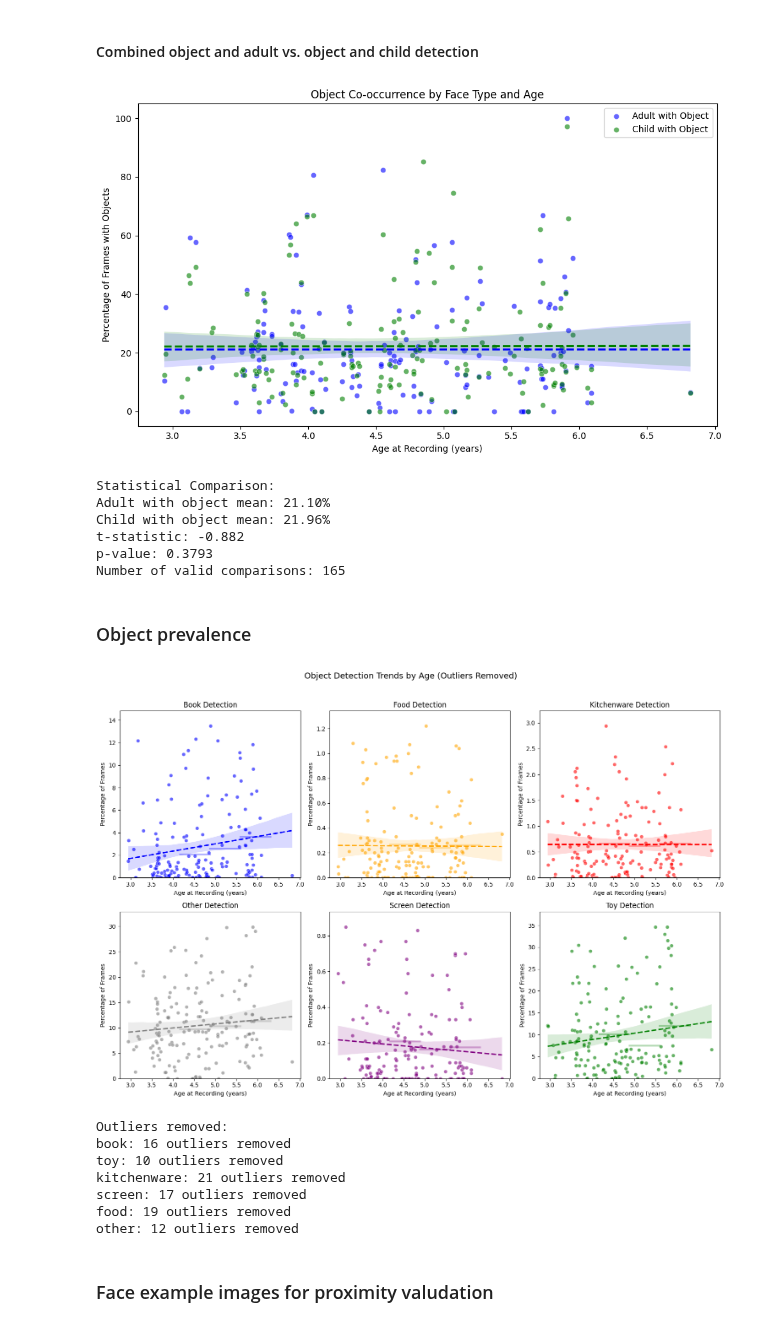
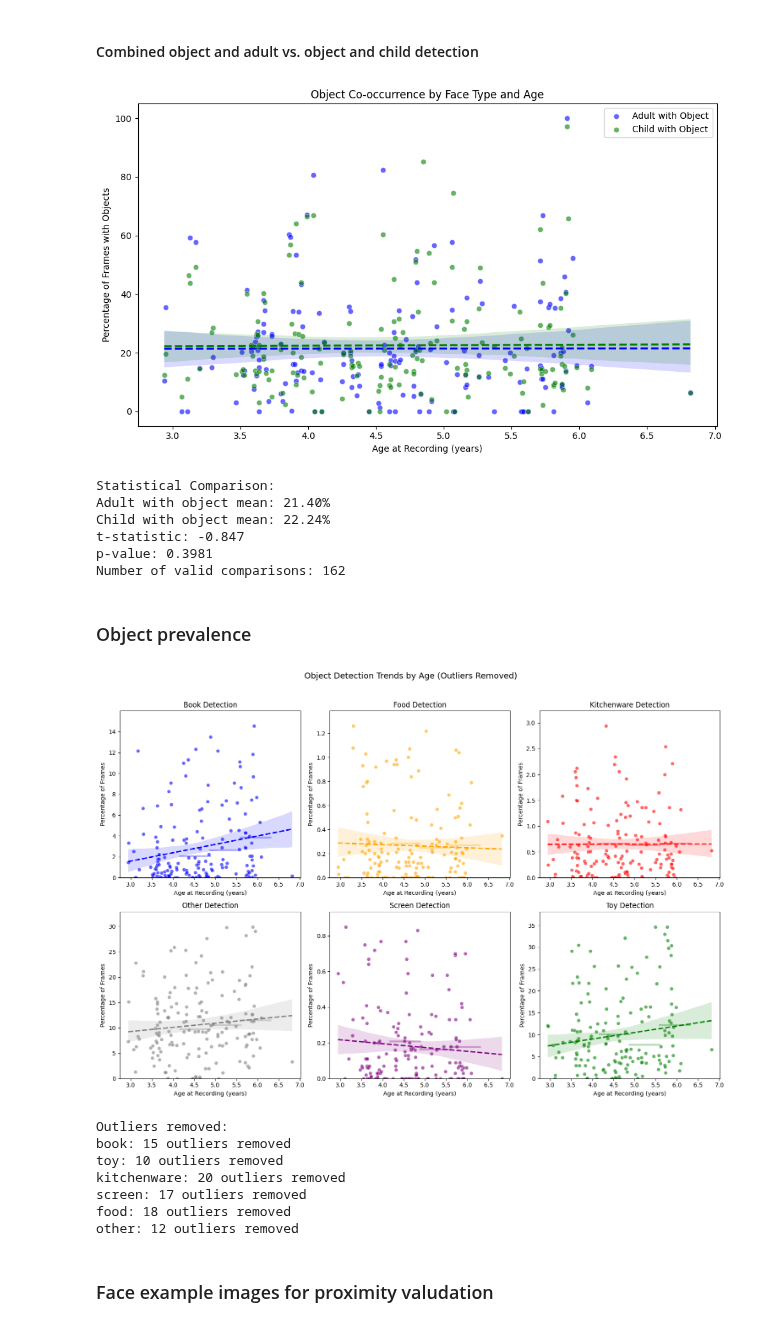
Before and after one commit to neleSuffo/naturalistic-social-analysis, a Jupyter notebook: notebooks/quantex_age_splits.ipynb, the cells around one changed output. Cells and saved outputs as stored; diff of their text form; code cells hidden in the pictures.

```diff
--- a/notebooks/quantex_age_splits.ipynb
+++ b/notebooks/quantex_age_splits.ipynb
@@ -668,6 +803,7 @@ WITH FrameObjects AS (
         MAX(CASE WHEN d.object_class = 3.0 THEN 1 ELSE 0 END) as has_child_face
     FROM Videos v
     JOIN Detections d ON v.video_id = d.video_id
+    WHERE v.video_id NOT IN (116, 13, 120, 45, 99, 427, 321, 387)
     GROUP BY v.id, v.age_at_recording, v.video_id, d.frame_number
 )
 SELECT
@@ -748,13 +884,13 @@ if len(valid_data) > 1:
     print(f"p-value: {p_value:.4f}")
     print(f"Number of valid comparisons: {len(valid_data)}")
 # %% [output]
-[figure, old version]
+[figure, new version]
 Statistical Comparison:
-Adult with object mean: 21.10%
-Child with object mean: 21.96%
-t-statistic: -0.882
-p-value: 0.3793
-Number of valid comparisons: 165
+Adult with object mean: 21.40%
+Child with object mean: 22.24%
+t-statistic: -0.847
+p-value: 0.3981
+Number of valid comparisons: 162
 # %% [markdown]
 ### Object prevalence
 # %%
@@ -774,6 +910,7 @@ WITH ObjectCounts AS (
         SUM(CASE WHEN d.object_class = 10.0 THEN 1 ELSE 0 END) as other_object_frames
     FROM Videos v
     JOIN Detections d ON v.video_id = d.video_id
+    WHERE v.video_id NOT IN (116, 13, 120, 45, 99, 427, 321, 387)
     GROUP BY v.id, v.age_at_recording, v.video_id
 )
 SELECT
@@ -875,40 +1012,40 @@ for (obj_type, data), ax in zip(object_freq_cleaned.groupby('object_type'), axes
     # Add mean lines for each age group
     means = data.groupby('age_group')['percentage'].mean()
     for age_group in means.index:
         ax.axhline(y=means[age_group],
                    xmin=(age_group-1)/6,
                    xmax=age_group/6,
                    color=colors[obj_type],
                    alpha=0.3,
                    linewidth=3)
 
     # Set y-axis limits based on cleaned data
     y_max = data['percentage'].max()
     ax.set_ylim(0, y_max * 1.1)  # Add 10% padding
 
     ax.set_title(f'{obj_type.capitalize()} Detection')
     ax.set_xlabel('Age at Recording (years)')
     ax.set_ylabel('Percentage of Frames')
 
 plt.tight_layout()
 plt.savefig('/home/nele_pauline_suffo/outputs/detection_pipeline_results/object_frequency_trends_cleaned.png',
             dpi=300, bbox_inches='tight')
 plt.show()
 
 # Print summary of removed outliers
 print("\nOutliers removed:")
 for obj_type in object_freq_melted['object_type'].unique():
     original_count = len(object_freq_melted[object_freq_melted['object_type'] == obj_type])
     cleaned_count = len(object_freq_cleaned[object_freq_cleaned['object_type'] == obj_type])
     print(f"{obj_type}: {original_count - cleaned_count} outliers removed")
 # %% [output]
-[figure, old version]
+[figure, new version]
 Outliers removed:
-book: 16 outliers removed
+book: 15 outliers removed
 toy: 10 outliers removed
-kitchenware: 21 outliers removed
+kitchenware: 20 outliers removed
 screen: 17 outliers removed
-food: 19 outliers removed
+food: 18 outliers removed
 other: 12 outliers removed
 # %% [markdown]
 ### Face example images for proximity valudation
```
Also changed, not shown: parts of 11 cells of this notebook.
